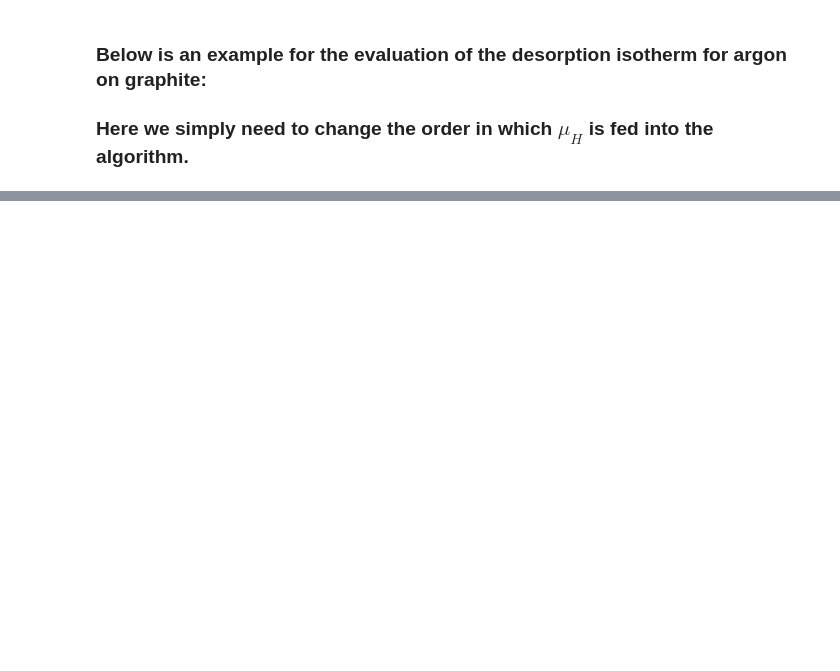
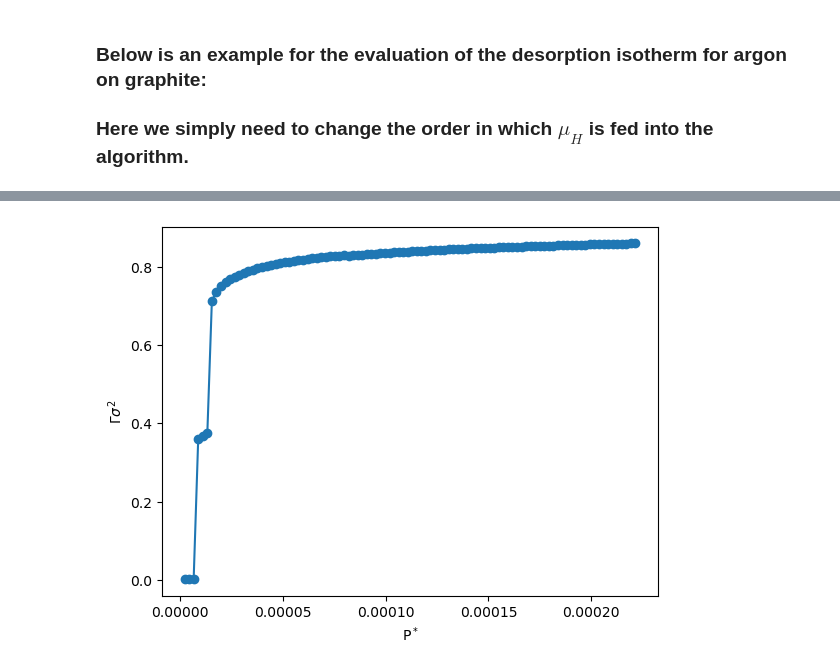
Before and after one commit to vsermoud/Introduction-to-Classical-DFT, a Jupyter notebook: Implementing_a_dispersive_Functional_Mean_Field_Approximation.ipynb, the cells around one changed output, grey strips where cells are left out. Cells and saved outputs as stored; diff of their text form; code cells hidden in the pictures; blank space fills up the shorter version.

```diff
--- a/Implementing_a_dispersive_Functional_Mean_Field_Approximation.ipynb
+++ b/Implementing_a_dispersive_Functional_Mean_Field_Approximation.ipynb
@@ -464,0 +505,9 @@ NameError: name 'omega_weight' is not defined
+# %%
+plt.plot(P[::-1],Ndes)
+plt.scatter(P[::-1],Ndes)
+#plt.plot(P,rho_H)
+plt.ylabel('$\Gamma\sigma^2$')
+plt.xlabel('P$^*$')
+plt.show()
+# %% [output]
+[figure, added]
```
Also changed, not shown: parts of 8 cells of this notebook.
